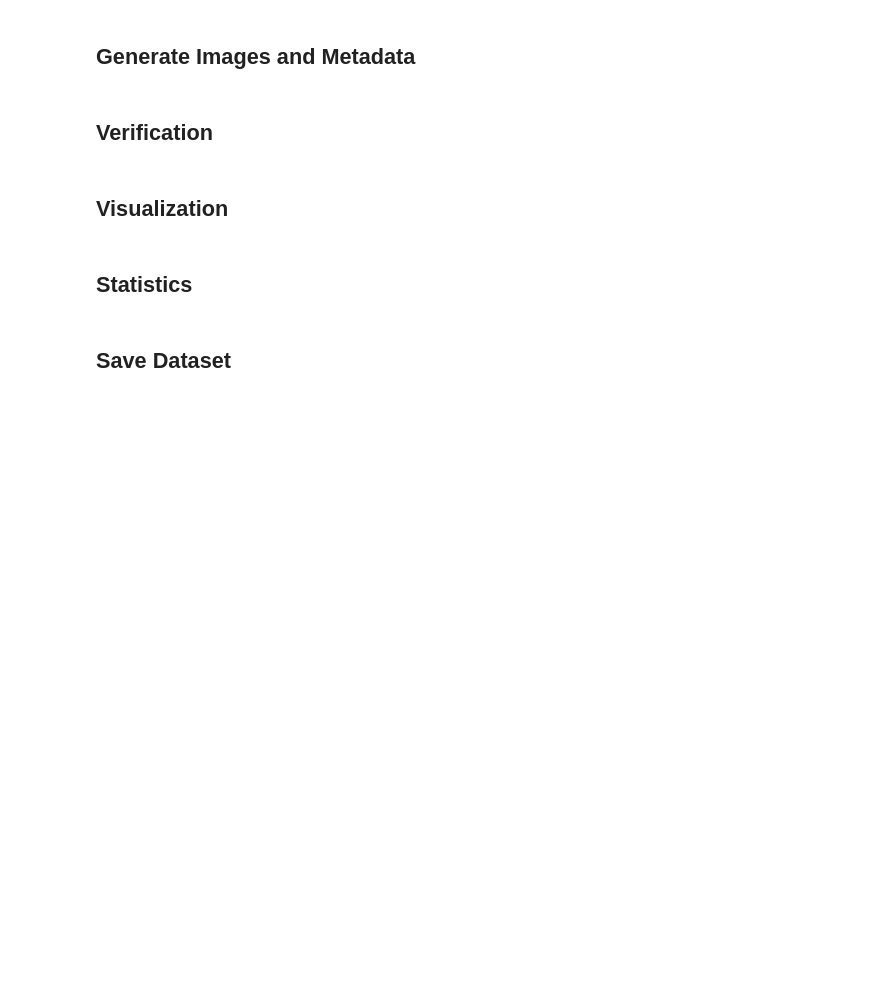
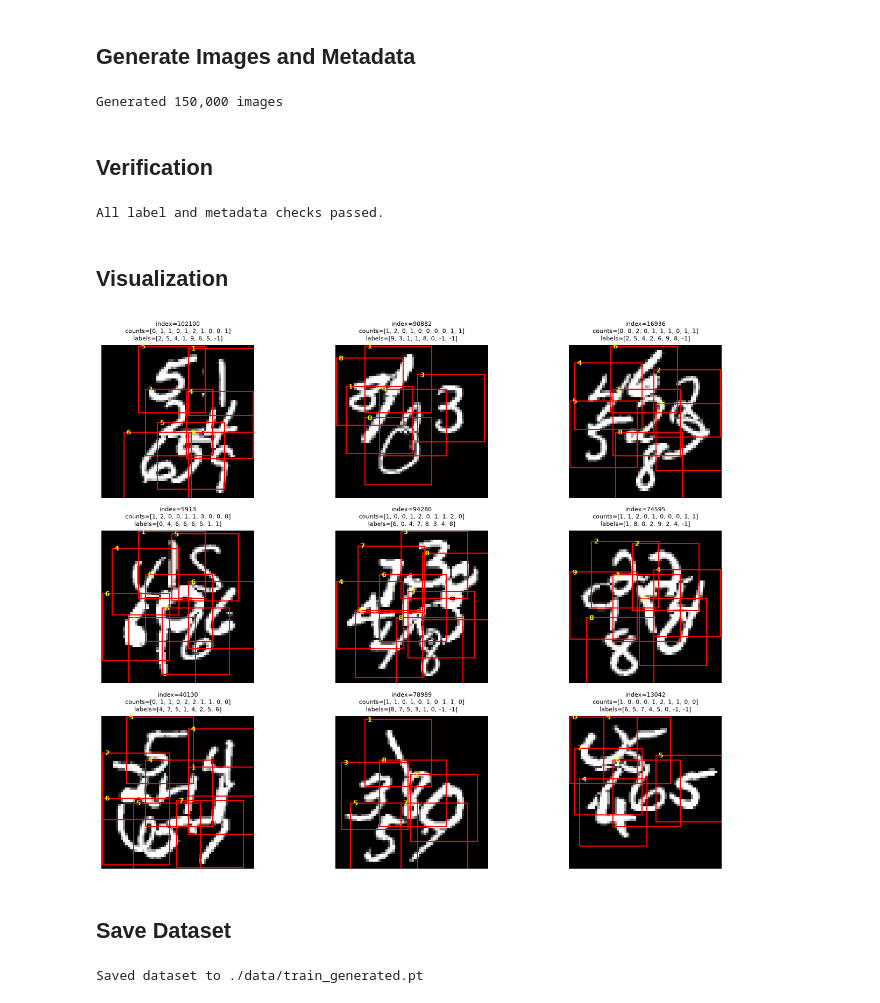
Before and after one commit to tommy-thinh/ResNet-18-Pruning, a Jupyter notebook: generate_train_dataset.ipynb, the cells around one changed output. Cells and saved outputs as stored; diff of their text form; code cells hidden in the pictures; blank space fills up the shorter version.

Commit message:
Try dataset generator

```diff
--- a/generate_train_dataset.ipynb
+++ b/generate_train_dataset.ipynb
@@ -11,7 +11,7 @@ from matplotlib.patches import Rectangle
 
 SEED = 42
 
-TARGET_NUM_IMAGES = 200000
+TARGET_NUM_IMAGES = 150000
 # Total number of generated images.
 
 SOURCE_DATA = "./data/train.pt"
@@ -121,6 +125,8 @@ labels = (count_labels > 0).astype(np.float32)
 label_type = "multi_label"
 
 print(f"Generated {len(images):,} images")
+# %% [output]
+Generated 150,000 images
 # %% [markdown]
 ## Verification
 # %%
@@ -134,41 +140,43 @@ assert np.array_equal(labels, count_labels > 0)
 assert images.dtype == np.uint8
 assert labels.shape == (TARGET_NUM_IMAGES, 10)
 assert count_labels.shape == (TARGET_NUM_IMAGES, 10)
-assert all_digit_labels.shape == all_positions.shape
+assert all_digit_labels.shape == all_positions.shape[:2]
 assert np.all(all_digit_labels[all_positions[..., 0] < 0] == -1)
 assert np.all(all_digit_labels[all_positions[..., 1] < 0] == -1)
 
 print("All label and metadata checks passed.")
+# %% [output]
+All label and metadata checks passed.
 # %% [markdown]
 ## Visualization
 # %%
-def visualize_samples(num_samples=16):
+def visualize_samples(num_samples=9):
     indices = rng.choice(len(images), size=min(num_samples, len(images)), replace=False)
-    columns = 4
+    columns = 3
     rows = int(np.ceil(len(indices) / columns))
     fig, axes = plt.subplots(rows, columns, figsize=(14, 3.5 * rows))
     axes = np.atleast_1d(axes).ravel()
 
     for ax, index in zip(axes, indices):
         ax.imshow(images[index], cmap="gray", vmin=0, vmax=255)
         for digit, (x, y) in zip(all_digit_labels[index], all_positions[index]):
             if digit < 0:
                 continue
             ax.add_patch(Rectangle((x, y), DIGIT_SIZE, DIGIT_SIZE, fill=False, edgecolor="red", linewidth=1.5))
             ax.text(x + 1, y + 1, str(digit), color="yellow", fontsize=9, weight="bold")
         ax.set_title(
-            f"index={index}\\n"
-            f"counts={count_labels[index].tolist()}\\n"
+            f"index={index}\n"
+            f"counts={count_labels[index].tolist()}\n"
             f"labels={all_digit_labels[index].tolist()}",
             fontsize=8,
         )
         ax.axis("off")
 
     for ax in axes[len(indices):]:
         ax.axis("off")
     plt.tight_layout()
     plt.show()
 
 visualize_samples()
+# %% [output]
+[figure, added]
-# %% [markdown]
-## Statistics
@@ -207,3 +195,5 @@ output = {
 }
 torch.save(output, OUTPUT_DATA)
 print(f"Saved dataset to {OUTPUT_DATA}")
+# %% [output]
+Saved dataset to ./data/train_generated.pt
```
Also changed, not shown: parts of 3 cells of this notebook, 2 other files.
